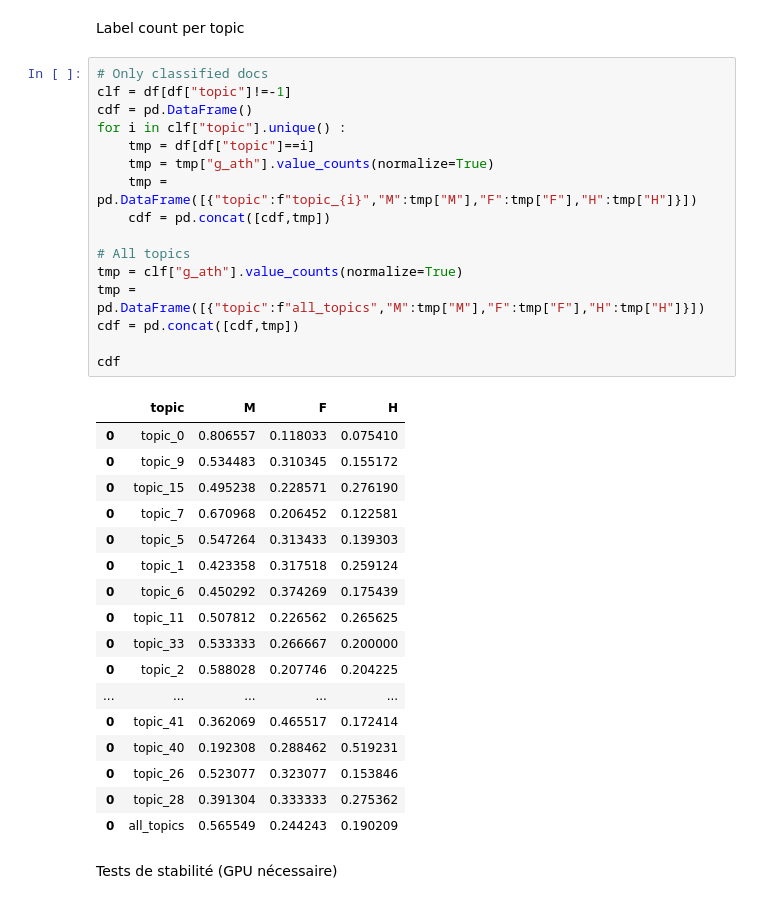
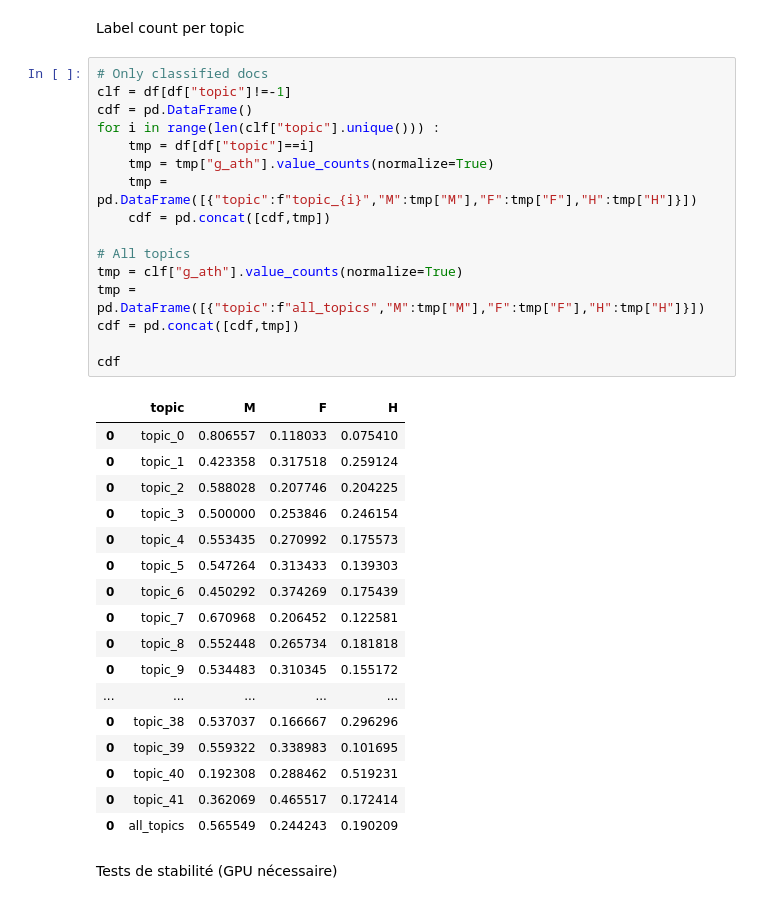
Before and after one commit to lucas-cumunel/PESSD-GBOGC, a Jupyter notebook: topic_modeling.ipynb, the cells around one changed output. Saved outputs shown, nothing was run; the diff lists cells and outputs as text.

```diff
--- a/topic_modeling.ipynb
+++ b/topic_modeling.ipynb
@@ -255,36 +255,36 @@ Label count per topic
 # %%
 # Only classified docs
 clf = df[df["topic"]!=-1]
 cdf = pd.DataFrame()
-for i in clf["topic"].unique() :
+for i in range(len(clf["topic"].unique())) :
     tmp = df[df["topic"]==i]
     tmp = tmp["g_ath"].value_counts(normalize=True)
     tmp = pd.DataFrame([{"topic":f"topic_{i}","M":tmp["M"],"F":tmp["F"],"H":tmp["H"]}])
     cdf = pd.concat([cdf,tmp])
 
 # All topics
 tmp = clf["g_ath"].value_counts(normalize=True)
 tmp = pd.DataFrame([{"topic":f"all_topics","M":tmp["M"],"F":tmp["F"],"H":tmp["H"]}])
 cdf = pd.concat([cdf,tmp])
 
 cdf
 # %% [output]
 |  | topic | M | F | H |
 | 0 | topic_0 | 0.806557 | 0.118033 | 0.075410 |
+| 0 | topic_1 | 0.423358 | 0.317518 | 0.259124 |
+| 0 | topic_2 | 0.588028 | 0.207746 | 0.204225 |
+| 0 | topic_3 | 0.500000 | 0.253846 | 0.246154 |
+| 0 | topic_4 | 0.553435 | 0.270992 | 0.175573 |
+| 0 | topic_5 | 0.547264 | 0.313433 | 0.139303 |
+| 0 | topic_6 | 0.450292 | 0.374269 | 0.175439 |
+| 0 | topic_7 | 0.670968 | 0.206452 | 0.122581 |
+| 0 | topic_8 | 0.552448 | 0.265734 | 0.181818 |
 | 0 | topic_9 | 0.534483 | 0.310345 | 0.155172 |
-| 0 | topic_15 | 0.495238 | 0.228571 | 0.276190 |
-| 0 | topic_7 | 0.670968 | 0.206452 | 0.122581 |
-| 0 | topic_5 | 0.547264 | 0.313433 | 0.139303 |
-| 0 | topic_1 | 0.423358 | 0.317518 | 0.259124 |
-| 0 | topic_6 | 0.450292 | 0.374269 | 0.175439 |
-| 0 | topic_11 | 0.507812 | 0.226562 | 0.265625 |
-| 0 | topic_33 | 0.533333 | 0.266667 | 0.200000 |
-| 0 | topic_2 | 0.588028 | 0.207746 | 0.204225 |
 | ... | ... | ... | ... | ... |
+| 0 | topic_38 | 0.537037 | 0.166667 | 0.296296 |
+| 0 | topic_39 | 0.559322 | 0.338983 | 0.101695 |
+| 0 | topic_40 | 0.192308 | 0.288462 | 0.519231 |
 | 0 | topic_41 | 0.362069 | 0.465517 | 0.172414 |
-| 0 | topic_40 | 0.192308 | 0.288462 | 0.519231 |
-| 0 | topic_26 | 0.523077 | 0.323077 | 0.153846 |
-| 0 | topic_28 | 0.391304 | 0.333333 | 0.275362 |
 | 0 | all_topics | 0.565549 | 0.244243 | 0.190209 |
 # %% [markdown]
 Tests de stabilité (GPU nécessaire)
```
